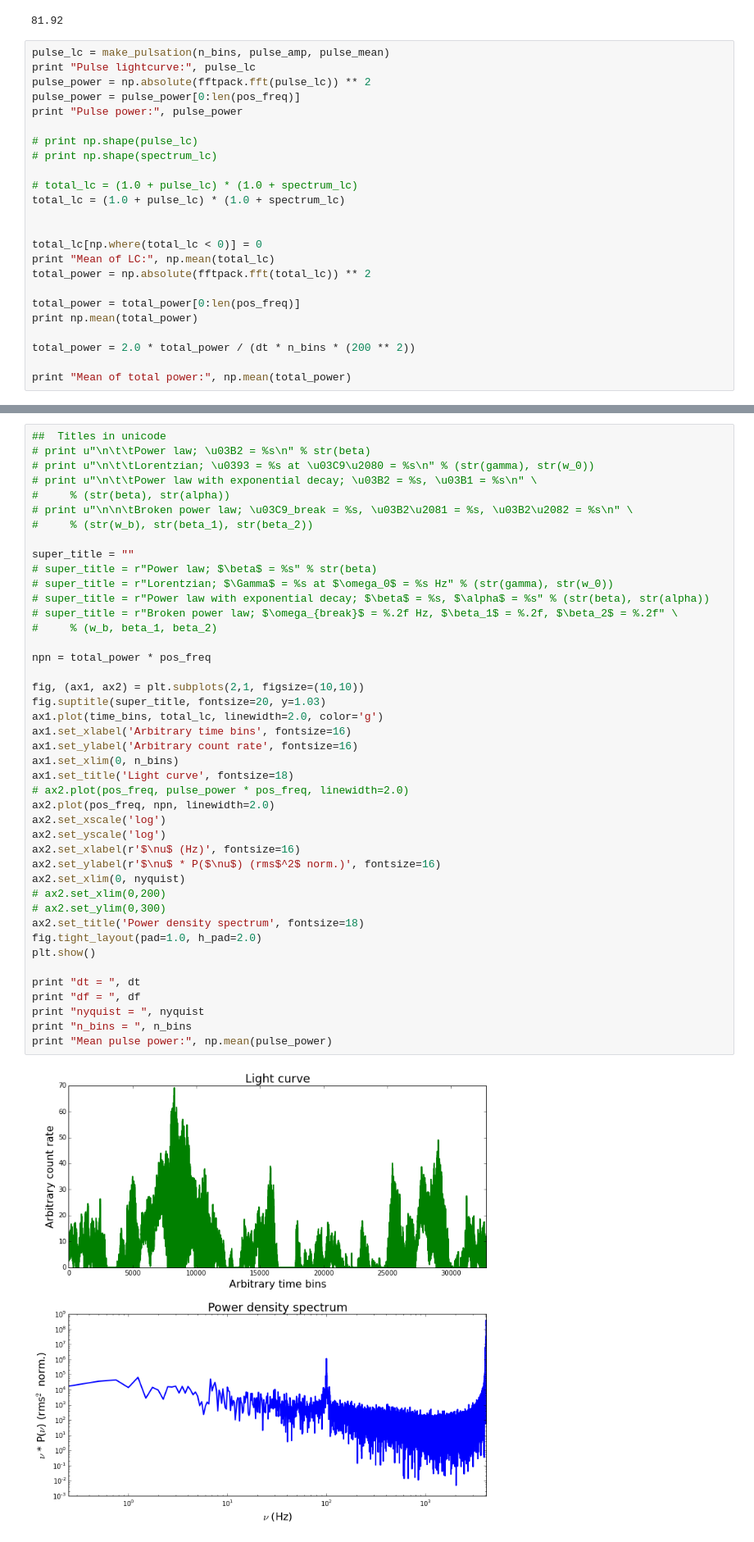
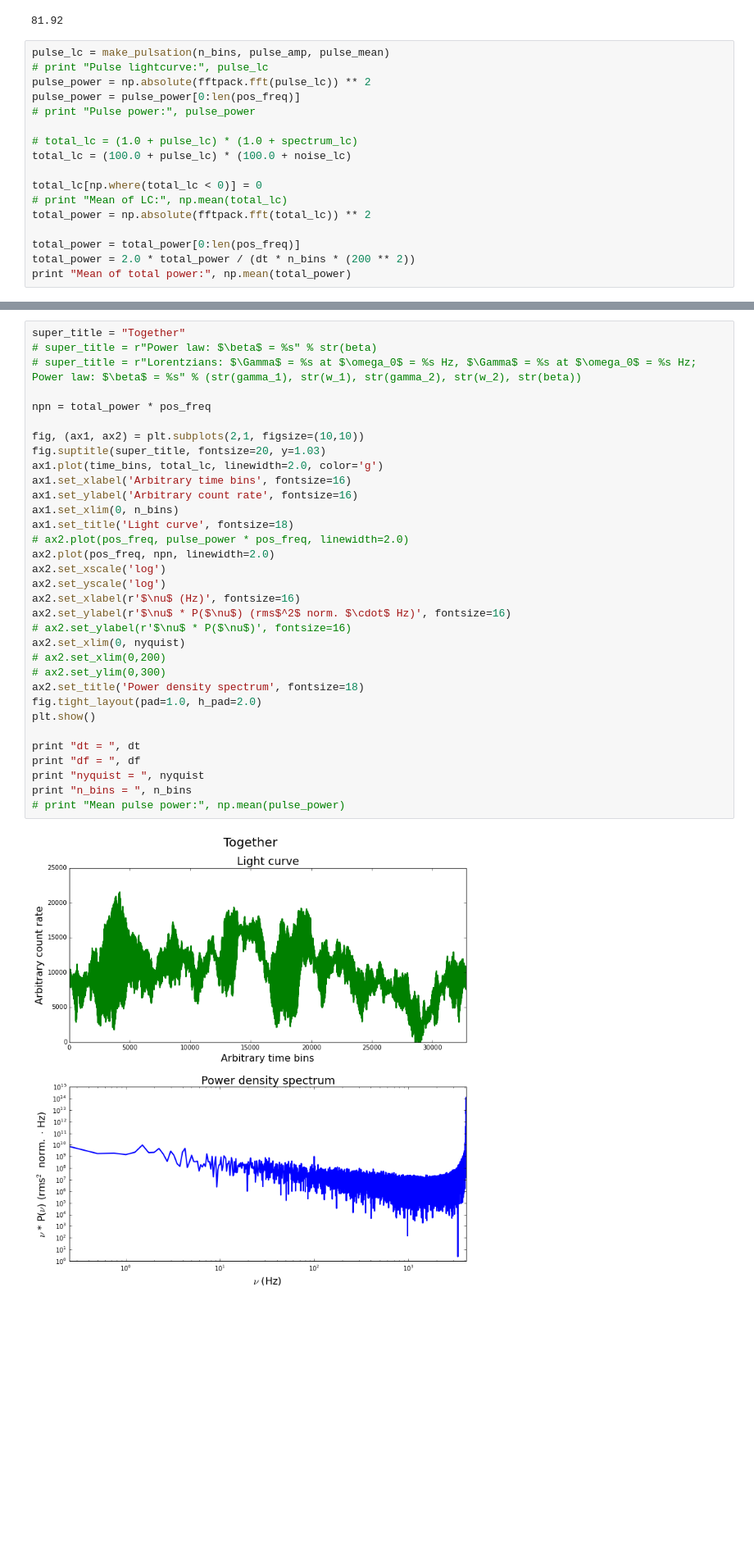
Before and after one commit to evandromr/whizzy_scripts, a Jupyter notebook: TimmerKoenig.ipynb, the cells around one changed output, grey strips where cells are left out. Shown at 82% size. Drawn from its saved outputs; the diff is of its cells as text; blank space fills up the shorter version.

Commit message:
Still have weird thing with high frequency noise, but otherwise the pulsation and noise spectrum are working i think!

```diff
--- a/TimmerKoenig.ipynb
+++ b/TimmerKoenig.ipynb
@@ -183,26 +173,19 @@ print bins_per_period
 81.92
 # %%
 pulse_lc = make_pulsation(n_bins, pulse_amp, pulse_mean)
-print "Pulse lightcurve:", pulse_lc
+# print "Pulse lightcurve:", pulse_lc
 pulse_power = np.absolute(fftpack.fft(pulse_lc)) ** 2
 pulse_power = pulse_power[0:len(pos_freq)]
-print "Pulse power:", pulse_power
-
-# print np.shape(pulse_lc)
-# print np.shape(spectrum_lc)
+# print "Pulse power:", pulse_power
 
 # total_lc = (1.0 + pulse_lc) * (1.0 + spectrum_lc)
-total_lc = (1.0 + pulse_lc) * (1.0 + spectrum_lc)
-
+total_lc = (100.0 + pulse_lc) * (100.0 + noise_lc)
 
 total_lc[np.where(total_lc < 0)] = 0
-print "Mean of LC:", np.mean(total_lc)
+# print "Mean of LC:", np.mean(total_lc)
 total_power = np.absolute(fftpack.fft(total_lc)) ** 2
 
 total_power = total_power[0:len(pos_freq)]
-print np.mean(total_power)
-
 total_power = 2.0 * total_power / (dt * n_bins * (200 ** 2))
-
 print "Mean of total power:", np.mean(total_power)
 # %% [output]
@@ -216,48 +259,38 @@ Mean of total power: 93.2152436284
 # %%
-##  Titles in unicode
-# print u"\n\t\tPower law; \u03B2 = %s\n" % str(beta)
-# print u"\n\t\tLorentzian; \u0393 = %s at \u03C9\u2080 = %s\n" % (str(gamma), str(w_0))
-# print u"\n\t\tPower law with exponential decay; \u03B2 = %s, \u03B1 = %s\n" \
-#     % (str(beta), str(alpha))
-# print u"\n\n\tBroken power law; \u03C9_break = %s, \u03B2\u2081 = %s, \u03B2\u2082 = %s\n" \
-#     % (str(w_b), str(beta_1), str(beta_2))
-
-super_title = ""
-# super_title = r"Power law; $\beta$ = %s" % str(beta)
-# super_title = r"Lorentzian; $\Gamma$ = %s at $\omega_0$ = %s Hz" % (str(gamma), str(w_0))
-# super_title = r"Power law with exponential decay; $\beta$ = %s, $\alpha$ = %s" % (str(beta), str(alpha))
-# super_title = r"Broken power law; $\omega_{break}$ = %.2f Hz, $\beta_1$ = %.2f, $\beta_2$ = %.2f" \
-#     % (w_b, beta_1, beta_2)
+super_title = "Together"
+# super_title = r"Power law: $\beta$ = %s" % str(beta)
+# super_title = r"Lorentzians: $\Gamma$ = %s at $\omega_0$ = %s Hz, $\Gamma$ = %s at $\omega_0$ = %s Hz; Power law: $\beta$ = %s" % (str(gamma_1), str(w_1), str(gamma_2), str(w_2), str(beta))
 
 npn = total_power * pos_freq
 
 fig, (ax1, ax2) = plt.subplots(2,1, figsize=(10,10))
 fig.suptitle(super_title, fontsize=20, y=1.03)
 ax1.plot(time_bins, total_lc, linewidth=2.0, color='g')
 ax1.set_xlabel('Arbitrary time bins', fontsize=16)
 ax1.set_ylabel('Arbitrary count rate', fontsize=16)
 ax1.set_xlim(0, n_bins)
 ax1.set_title('Light curve', fontsize=18)
 # ax2.plot(pos_freq, pulse_power * pos_freq, linewidth=2.0)
 ax2.plot(pos_freq, npn, linewidth=2.0)
 ax2.set_xscale('log')
 ax2.set_yscale('log')
 ax2.set_xlabel(r'$\nu$ (Hz)', fontsize=16)
-ax2.set_ylabel(r'$\nu$ * P($\nu$) (rms$^2$ norm.)', fontsize=16)
+ax2.set_ylabel(r'$\nu$ * P($\nu$) (rms$^2$ norm. $\cdot$ Hz)', fontsize=16)
+# ax2.set_ylabel(r'$\nu$ * P($\nu$)', fontsize=16)
 ax2.set_xlim(0, nyquist)
 # ax2.set_xlim(0,200)
 # ax2.set_ylim(0,300)
 ax2.set_title('Power density spectrum', fontsize=18)
 fig.tight_layout(pad=1.0, h_pad=2.0)
 plt.show()
 
 print "dt = ", dt
 print "df = ", df
 print "nyquist = ", nyquist
 print "n_bins = ", n_bins
-print "Mean pulse power:", np.mean(pulse_power)
+# print "Mean pulse power:", np.mean(pulse_power)
 # %% [output]
-[figure, old version]
+[figure, new version]
 dt =  0.0001220703125
 df =  0.25
 nyquist =  4096.0
```
Also changed, not shown: parts of 9 cells of this notebook.
